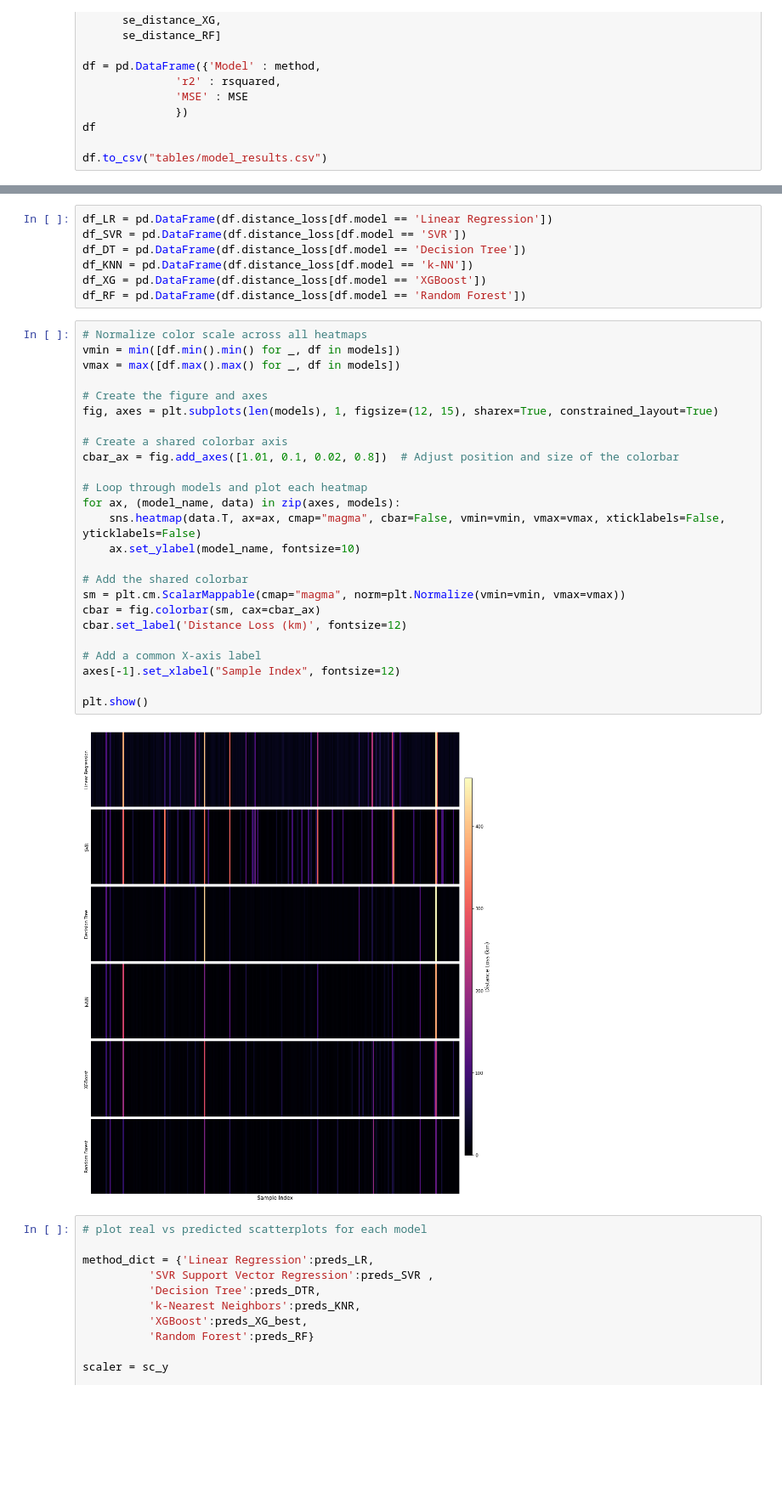
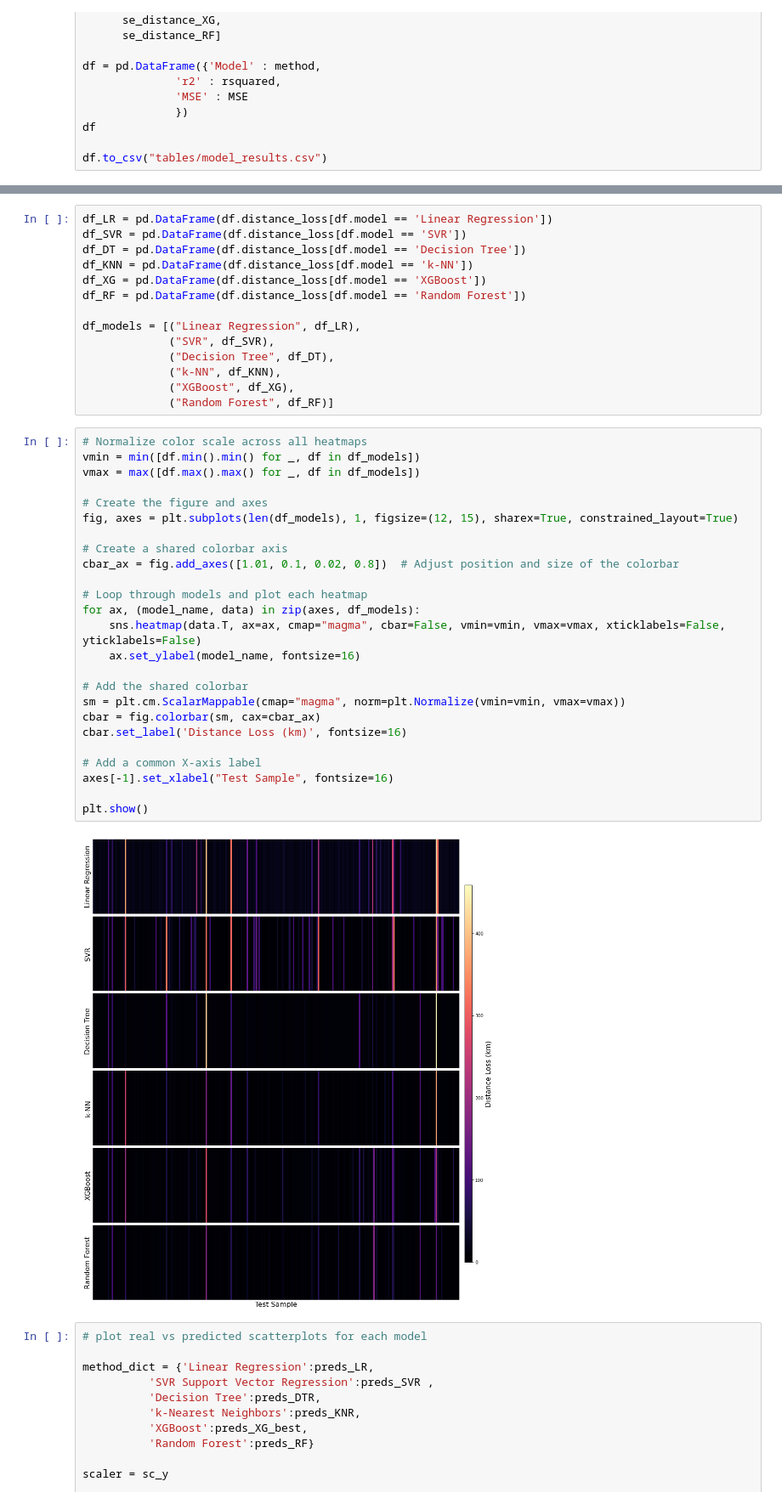
Before and after one commit to hayesrebecca/pollenGeolocation, a Jupyter notebook: 2_modelComparisons.ipynb, the cells around one changed output, grey strips where cells are left out. Shown at 85% size. Cells and saved outputs as stored; diff of their text form; blank space fills up the shorter version.

Commit message:
fix: corrected df formatting issue with sample loss heatmap fig

```diff
--- a/2_modelComparisons.ipynb
+++ b/2_modelComparisons.ipynb
@@ -400,33 +394,40 @@ df_DT = pd.DataFrame(df.distance_loss[df.model == 'Decision Tree'])
 df_KNN = pd.DataFrame(df.distance_loss[df.model == 'k-NN'])
 df_XG = pd.DataFrame(df.distance_loss[df.model == 'XGBoost'])
 df_RF = pd.DataFrame(df.distance_loss[df.model == 'Random Forest'])
+
+df_models = [("Linear Regression", df_LR),
+             ("SVR", df_SVR),
+             ("Decision Tree", df_DT),
+             ("k-NN", df_KNN),
+             ("XGBoost", df_XG),
+             ("Random Forest", df_RF)]
 # %%
 # Normalize color scale across all heatmaps
-vmin = min([df.min().min() for _, df in models])
-vmax = max([df.max().max() for _, df in models])
+vmin = min([df.min().min() for _, df in df_models])
+vmax = max([df.max().max() for _, df in df_models])
 
 # Create the figure and axes
-fig, axes = plt.subplots(len(models), 1, figsize=(12, 15), sharex=True, constrained_layout=True)
+fig, axes = plt.subplots(len(df_models), 1, figsize=(12, 15), sharex=True, constrained_layout=True)
 
 # Create a shared colorbar axis
 cbar_ax = fig.add_axes([1.01, 0.1, 0.02, 0.8])  # Adjust position and size of the colorbar
 
 # Loop through models and plot each heatmap
-for ax, (model_name, data) in zip(axes, models):
+for ax, (model_name, data) in zip(axes, df_models):
     sns.heatmap(data.T, ax=ax, cmap="magma", cbar=False, vmin=vmin, vmax=vmax, xticklabels=False, yticklabels=False)
-    ax.set_ylabel(model_name, fontsize=10)
+    ax.set_ylabel(model_name, fontsize=16)
 
 # Add the shared colorbar
 sm = plt.cm.ScalarMappable(cmap="magma", norm=plt.Normalize(vmin=vmin, vmax=vmax))
 cbar = fig.colorbar(sm, cax=cbar_ax)
-cbar.set_label('Distance Loss (km)', fontsize=12)
+cbar.set_label('Distance Loss (km)', fontsize=16)
 
 # Add a common X-axis label
-axes[-1].set_xlabel("Sample Index", fontsize=12)
+axes[-1].set_xlabel("Test Sample", fontsize=16)
 
 plt.show()
 # %% [output]
-[figure, old version]
+[figure, new version]
 # %%
 # plot real vs predicted scatterplots for each model
 
```
Also changed, not shown: parts of 3 cells of this notebook.
